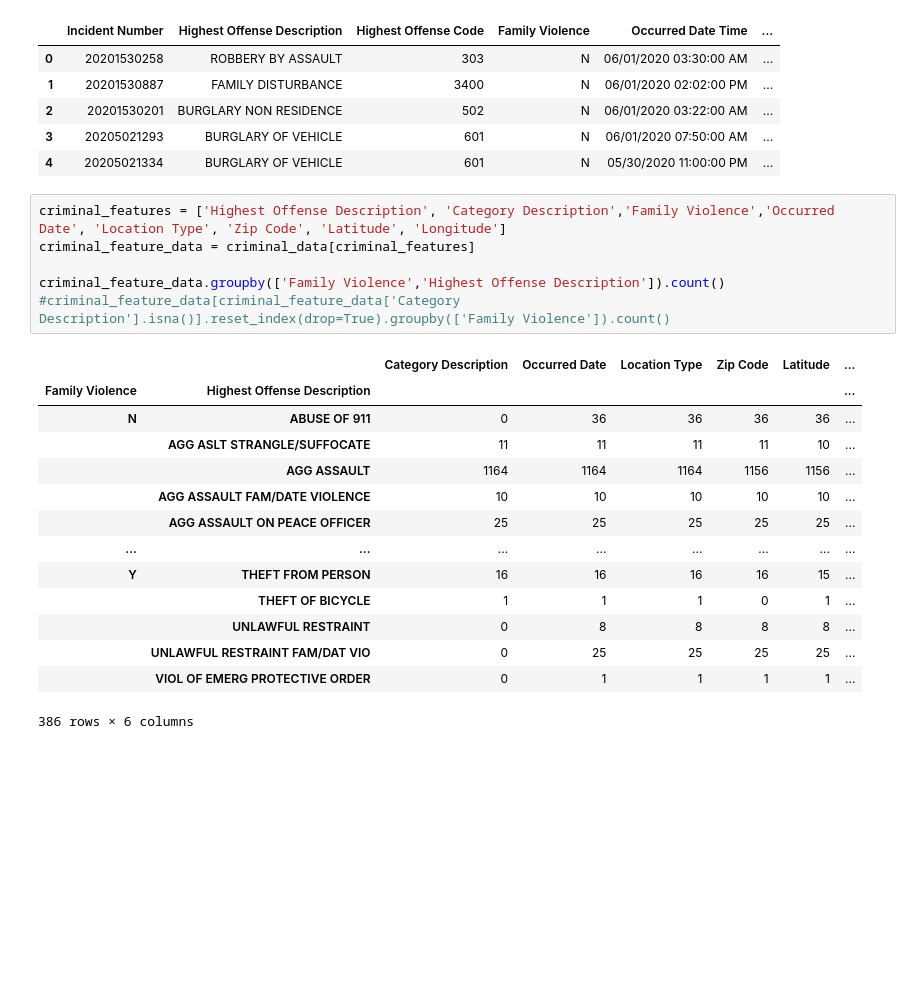
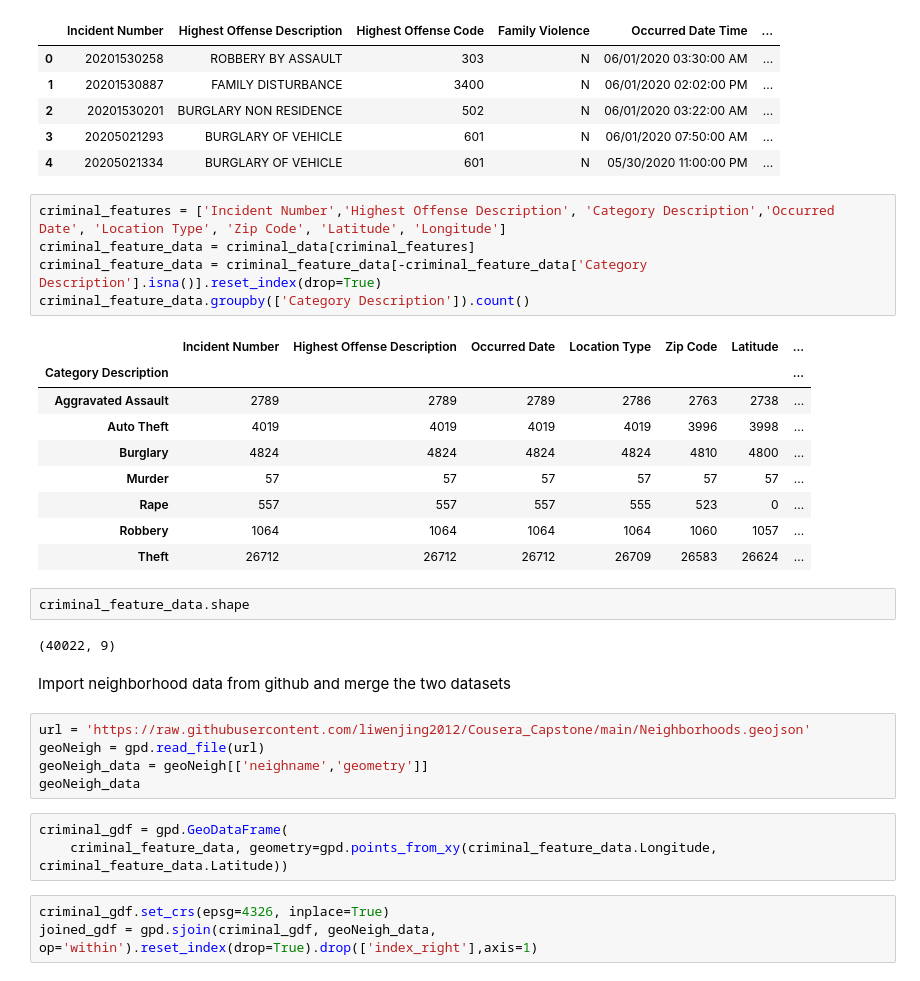
Before and after one commit to liwenjing2012/Cousera_Capstone, a Jupyter notebook: Capstone_final_project.ipynb, the cells around one changed output. Drawn from its saved outputs; the diff is of its cells as text; blank space fills up the shorter version.

```diff
--- a/Capstone_final_project.ipynb
+++ b/Capstone_final_project.ipynb
@@ -120,23 +138,34 @@ criminal_data.head()
 | 3 | 20205021293 | BURGLARY OF VEHICLE | 601 | N | 06/01/2020 07:50:00 AM | ... |
 | 4 | 20205021334 | BURGLARY OF VEHICLE | 601 | N | 05/30/2020 11:00:00 PM | ... |
 # %%
-criminal_features = ['Highest Offense Description', 'Category Description','Family Violence','Occurred Date', 'Location Type', 'Zip Code', 'Latitude', 'Longitude']
+criminal_features = ['Incident Number','Highest Offense Description', 'Category Description','Occurred Date', 'Location Type', 'Zip Code', 'Latitude', 'Longitude']
 criminal_feature_data = criminal_data[criminal_features]
-
-criminal_feature_data.groupby(['Family Violence','Highest Offense Description']).count()
-#criminal_feature_data[criminal_feature_data['Category Description'].isna()].reset_index(drop=True).groupby(['Family Violence']).count()
+criminal_feature_data = criminal_feature_data[-criminal_feature_data['Category Description'].isna()].reset_index(drop=True)
+criminal_feature_data.groupby(['Category Description']).count()
 # %% [output]
-|  |  | Category Description | Occurred Date | Location Type | Zip Code | Latitude | ... |
-| Family Violence | Highest Offense Description |  |  |  |  |  | ... |
-| N | ABUSE OF 911 | 0 | 36 | 36 | 36 | 36 | ... |
-|  | AGG ASLT STRANGLE/SUFFOCATE | 11 | 11 | 11 | 11 | 10 | ... |
-|  | AGG ASSAULT | 1164 | 1164 | 1164 | 1156 | 1156 | ... |
-|  | AGG ASSAULT FAM/DATE VIOLENCE | 10 | 10 | 10 | 10 | 10 | ... |
-|  | AGG ASSAULT ON PEACE OFFICER | 25 | 25 | 25 | 25 | 25 | ... |
-| ... | ... | ... | ... | ... | ... | ... | ... |
-| Y | THEFT FROM PERSON | 16 | 16 | 16 | 16 | 15 | ... |
-|  | THEFT OF BICYCLE | 1 | 1 | 1 | 0 | 1 | ... |
-|  | UNLAWFUL RESTRAINT | 0 | 8 | 8 | 8 | 8 | ... |
-|  | UNLAWFUL RESTRAINT FAM/DAT VIO | 0 | 25 | 25 | 25 | 25 | ... |
-|  | VIOL OF EMERG PROTECTIVE ORDER | 0 | 1 | 1 | 1 | 1 | ... |
+|  | Incident Number | Highest Offense Description | Occurred Date | Location Type | Zip Code | Latitude | ... |
+| Category Description |  |  |  |  |  |  | ... |
+| Aggravated Assault | 2789 | 2789 | 2789 | 2786 | 2763 | 2738 | ... |
+| Auto Theft | 4019 | 4019 | 4019 | 4019 | 3996 | 3998 | ... |
+| Burglary | 4824 | 4824 | 4824 | 4824 | 4810 | 4800 | ... |
+| Murder | 57 | 57 | 57 | 57 | 57 | 57 | ... |
+| Rape | 557 | 557 | 557 | 555 | 523 | 0 | ... |
+| Robbery | 1064 | 1064 | 1064 | 1064 | 1060 | 1057 | ... |
+| Theft | 26712 | 26712 | 26712 | 26709 | 26583 | 26624 | ... |
-386 rows × 6 columns
+# %%
+criminal_feature_data.shape
+# %% [output]
+(40022, 9)
+# %% [markdown]
+Import neighborhood data from github and merge the two datasets
+# %%
+url = 'https://raw.githubusercontent.com/liwenjing2012/Cousera_Capstone/main/Neighborhoods.geojson'
+geoNeigh = gpd.read_file(url)
+geoNeigh_data = geoNeigh[['neighname','geometry']]
+geoNeigh_data
+# %%
+criminal_gdf = gpd.GeoDataFrame(
+    criminal_feature_data, geometry=gpd.points_from_xy(criminal_feature_data.Longitude, criminal_feature_data.Latitude))
+# %%
+criminal_gdf.set_crs(epsg=4326, inplace=True)
+joined_gdf = gpd.sjoin(criminal_gdf, geoNeigh_data, op='within').reset_index(drop=True).drop(['index_right'],axis=1)
```
Also changed, not shown: parts of 18 cells of this notebook.
